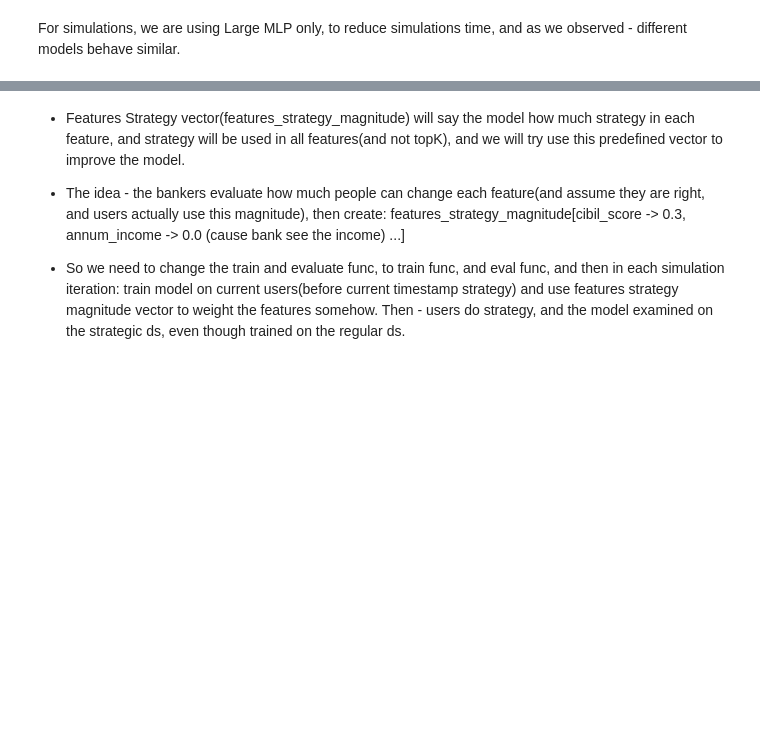
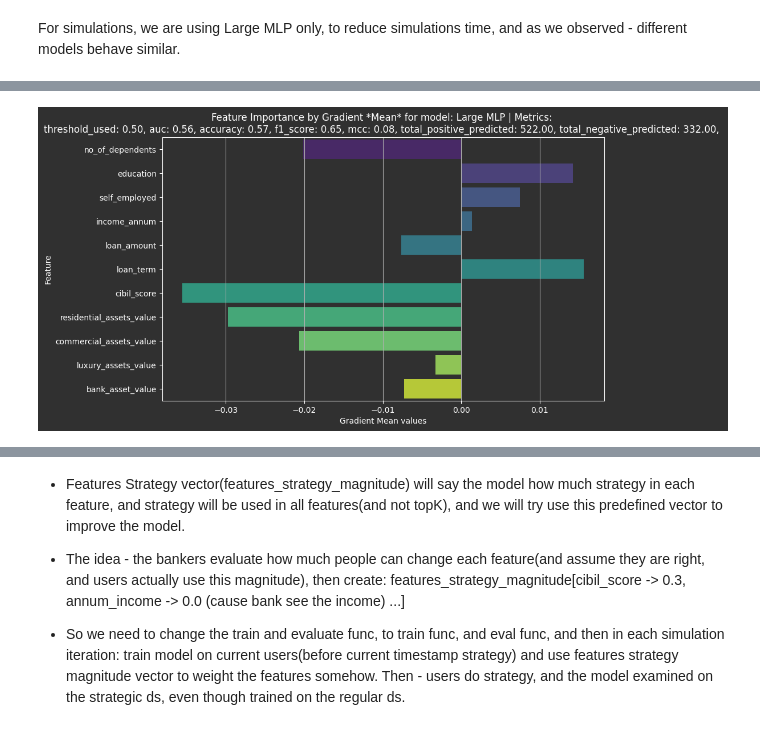
Before and after one commit to PrielHaz/strategic-classification, a Jupyter notebook: workshop_draft.ipynb, the cells around one changed output, grey strips where cells are left out. Drawn from its saved outputs; the diff is of its cells as text; code cells hidden in the pictures; blank space fills up the shorter version.

```diff
--- a/workshop_draft.ipynb
+++ b/workshop_draft.ipynb
@@ -580,7 +620,7 @@ def create_strategists_loan_ds(
     Args:
     - loan_ds_to_change: loan dataset to change
     - range_strategists_act: The score range of which users are chosen to be strategic. i.e. (0.3, threshold)
-    - features_to_change: A dictionary of features to change, with a range to choose from and a the gradient itself
+    - features_to_change: A dictionary of features to change, with a range to choose from and a sign
     - model_to_fool: The model to try and fool
 
     Returns:
@@ -598,12 +638,13 @@ def create_strategists_loan_ds(
         if range_strategists_act[0] <= y_pred <= range_strategists_act[1]:
             # set the using_strategy column to True
             strategists_loan_ds.at[index, "using_strategy"] = True
-            # TODO: Change info to be more informative
-            for feature_name, info in features_to_change.items():
-                value_to_add = np.random.uniform(info[0][0], info[0][1])
-                gradient_sign = np.sign(info[1])
+            for feature_name, feature_info in features_to_change.items():
+                feature_range_low = feature_info[0][0]
+                feature_range_high = feature_info[0][1]
+                feature_sign = feature_info[1]
+                value_to_add = np.random.uniform(feature_range_low, feature_range_high)
                 strategists_loan_ds.at[index, feature_name] += (
-                    value_to_add * gradient_sign
+                    value_to_add * feature_sign
                 )
         else:
             # set the using_strategy column to False
@@ -775,0 +781,7 @@ TODO: Run the simulation for 30+ timestamps. It would be interesting to observe
+# %%
+run_first_simulation(T=10,
+                     K=1,
+                     MODEL="Large MLP",
+                     strategy_magnitude=0.6,
+                     range_strategists_act=(0.0, threshold))
+# %% [output]
@@ -775,0 +805 @@ TODO: Run the simulation for 30+ timestamps. It would be interesting to observe
+[figure, added]
```
Also changed, not shown: parts of 36 cells of this notebook.
